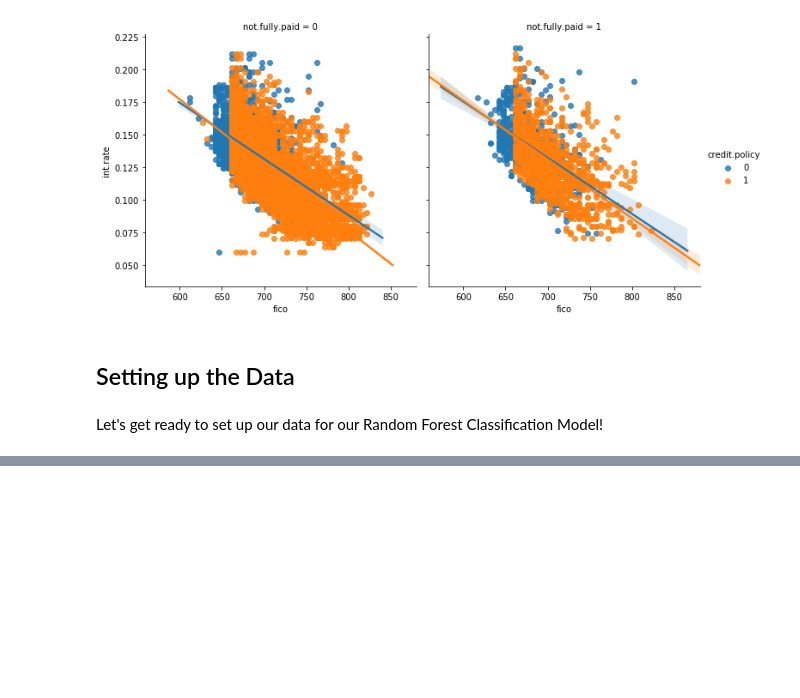
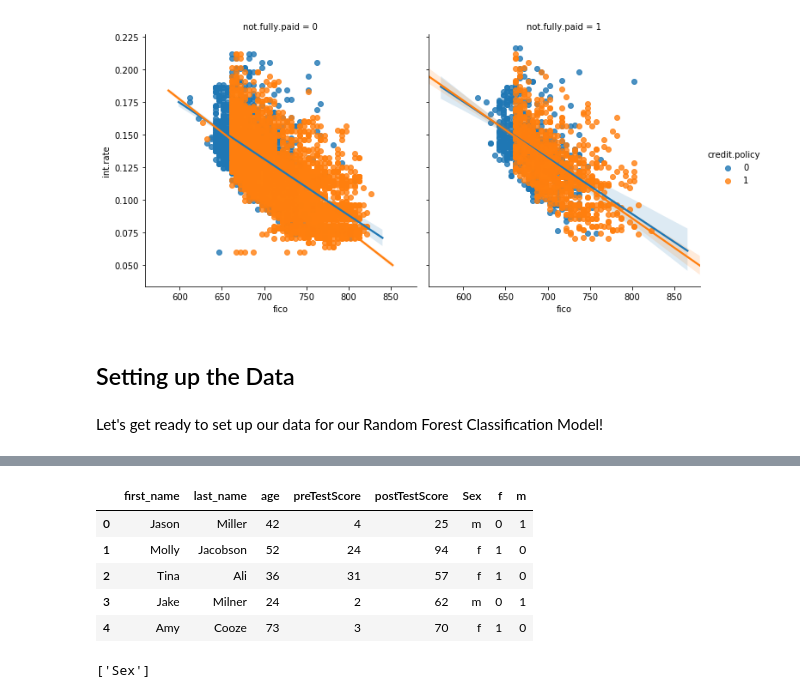
Before and after one commit to paauwp/Decision-Trees-and-Random-Forests-Lesson, a Jupyter notebook: My Decision Trees Project.ipynb, the cells around one changed output, grey strips where cells are left out. Saved outputs shown, nothing was run; the diff lists cells and outputs as text; code cells hidden in the pictures; blank space fills up the shorter version.

```diff
--- a/My Decision Trees Project.ipynb
+++ b/My Decision Trees Project.ipynb
@@ -183,0 +232,9 @@ Let's get ready to set up our data for our Random Forest Classification Model!
+# %%
+raw_data = {'first_name': ['Jason', 'Molly', 'Tina', 'Jake', 'Amy'],
+        'last_name': ['Miller', 'Jacobson', 'Ali', 'Milner', 'Cooze'],
+        'age': [42, 52, 36, 24, 73],
+        'preTestScore': [4, 24, 31, 2, 3],
+        'postTestScore': [25, 94, 57, 62, 70],
+        'Sex': ['m','f', 'f', 'm', 'f']}
+testdata = pd.DataFrame(raw_data, columns = ['first_name', 'last_name', 'age', 'preTestScore', 'postTestScore', 'Sex'])
+testdata
@@ -183,0 +248,2 @@ Let's get ready to set up our data for our Random Forest Classification Model!
+# %%
+sex = pd.get_dummies(testdata ['Sex'])
@@ -183,0 +269,11 @@ Let's get ready to set up our data for our Random Forest Classification Model!
+# %%
+newdata = pd.concat([testdata, sex], axis=1)
+# %%
+newdata
+# %% [output]
+|  | first_name | last_name | age | preTestScore | postTestScore | Sex | f | m |
+| 0 | Jason | Miller | 42 | 4 | 25 | m | 0 | 1 |
+| 1 | Molly | Jacobson | 52 | 24 | 94 | f | 1 | 0 |
+| 2 | Tina | Ali | 36 | 31 | 57 | f | 1 | 0 |
+| 3 | Jake | Milner | 24 | 2 | 62 | m | 0 | 1 |
+| 4 | Amy | Cooze | 73 | 3 | 70 | f | 1 | 0 |
@@ -183,0 +282,4 @@ Let's get ready to set up our data for our Random Forest Classification Model!
+# %%
+kolom
+# %% [output]
+['Sex']
```
Also changed, not shown: parts of 12 cells of this notebook.
